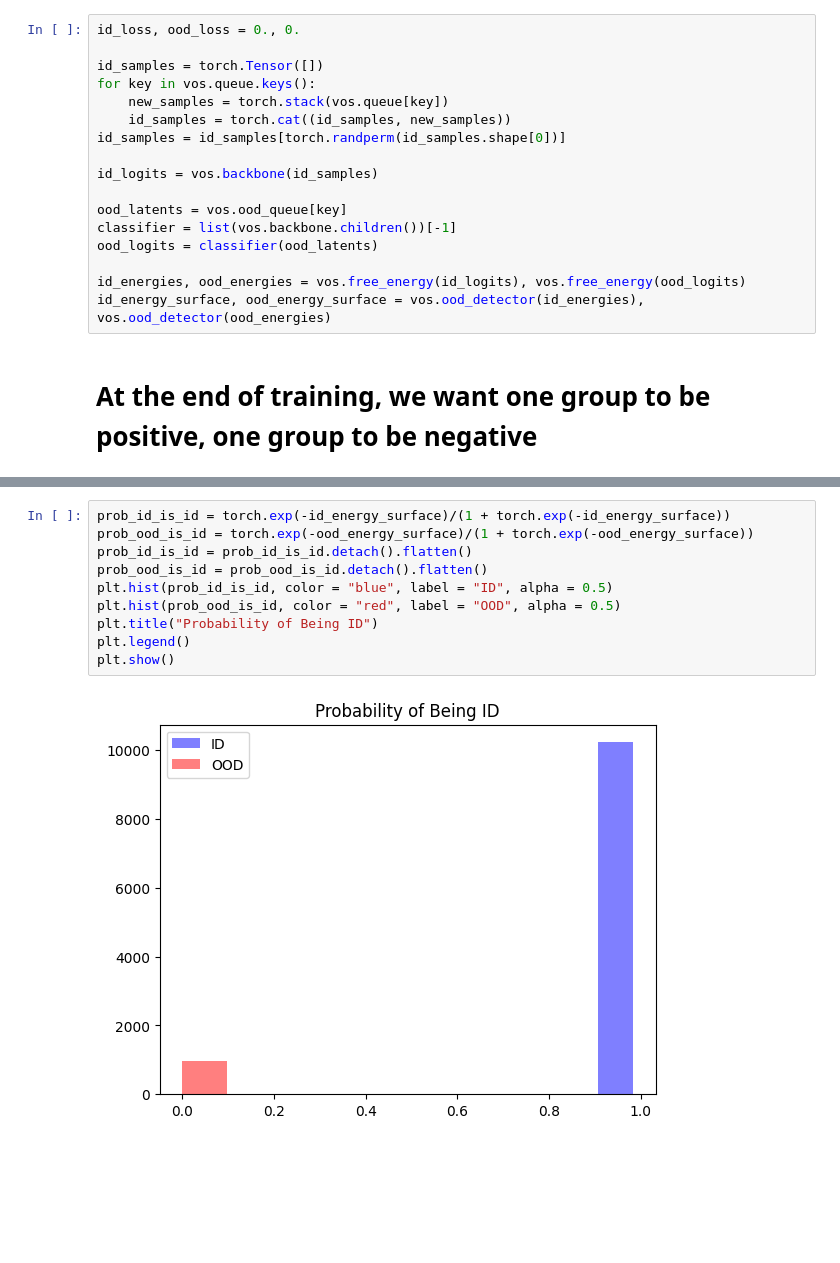
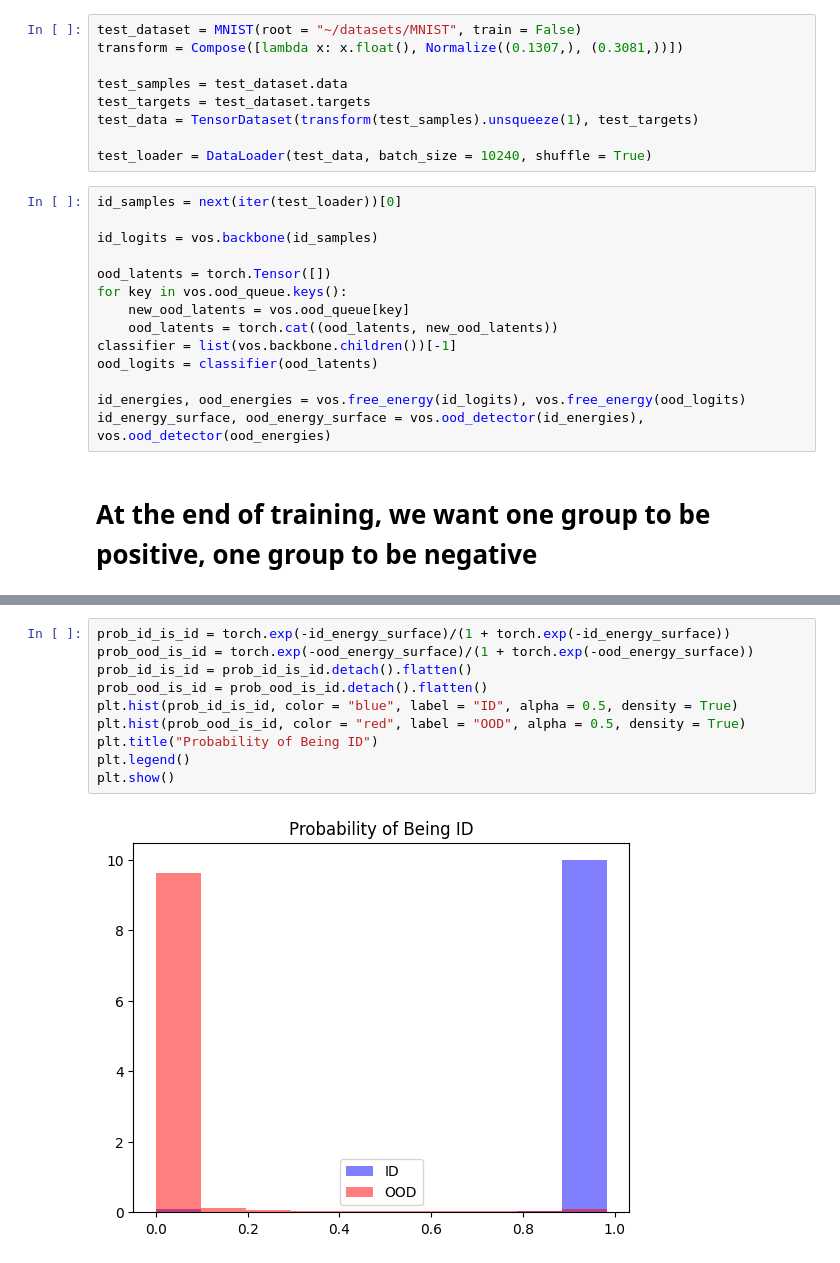
Before and after one commit to liamfdoherty/vos, a Jupyter notebook: demos/vos_demo.ipynb, the cells around one changed output, grey strips where cells are left out. Cells and saved outputs as stored; diff of their text form; blank space fills up the shorter version.

Commit message:
Added threshold calculation, detection and FPR calculation at test, and interpretability for samples

```diff
--- a/demos/vos_demo.ipynb
+++ b/demos/vos_demo.ipynb
@@ -162,18 +162,24 @@ vos.uncertainty_loss()
 tensor(0.0864, grad_fn=<AddBackward0>)
 # %% [markdown]
 # Demonstrate some post-training metrics on synthesized data
+# %%
+test_dataset = MNIST(root = "~/datasets/MNIST", train = False)
+transform = Compose([lambda x: x.float(), Normalize((0.1307,), (0.3081,))])
+
+test_samples = test_dataset.data
+test_targets = test_dataset.targets
+test_data = TensorDataset(transform(test_samples).unsqueeze(1), test_targets)
+
+test_loader = DataLoader(test_data, batch_size = 10240, shuffle = True)
 # %%
-id_loss, ood_loss = 0., 0.
-
-id_samples = torch.Tensor([])
-for key in vos.queue.keys():
-    new_samples = torch.stack(vos.queue[key])
-    id_samples = torch.cat((id_samples, new_samples))
-id_samples = id_samples[torch.randperm(id_samples.shape[0])]
+id_samples = next(iter(test_loader))[0]
 
 id_logits = vos.backbone(id_samples)
 
-ood_latents = vos.ood_queue[key]
+ood_latents = torch.Tensor([])
+for key in vos.ood_queue.keys():
+    new_ood_latents = vos.ood_queue[key]
+    ood_latents = torch.cat((ood_latents, new_ood_latents))
 classifier = list(vos.backbone.children())[-1]
 ood_logits = classifier(ood_latents)
 
@@ -198,12 +204,12 @@ plt.show()
 # %%
 prob_id_is_id = torch.exp(-id_energy_surface)/(1 + torch.exp(-id_energy_surface))
 prob_ood_is_id = torch.exp(-ood_energy_surface)/(1 + torch.exp(-ood_energy_surface))
 prob_id_is_id = prob_id_is_id.detach().flatten()
 prob_ood_is_id = prob_ood_is_id.detach().flatten()
-plt.hist(prob_id_is_id, color = "blue", label = "ID", alpha = 0.5)
-plt.hist(prob_ood_is_id, color = "red", label = "OOD", alpha = 0.5)
+plt.hist(prob_id_is_id, color = "blue", label = "ID", alpha = 0.5, density = True)
+plt.hist(prob_ood_is_id, color = "red", label = "OOD", alpha = 0.5, density = True)
 plt.title("Probability of Being ID")
 plt.legend()
 plt.show()
 # %% [output]
-[figure, old version]
+[figure, new version]
```
Also changed, not shown: parts of 3 cells of this notebook, 1 other file.
